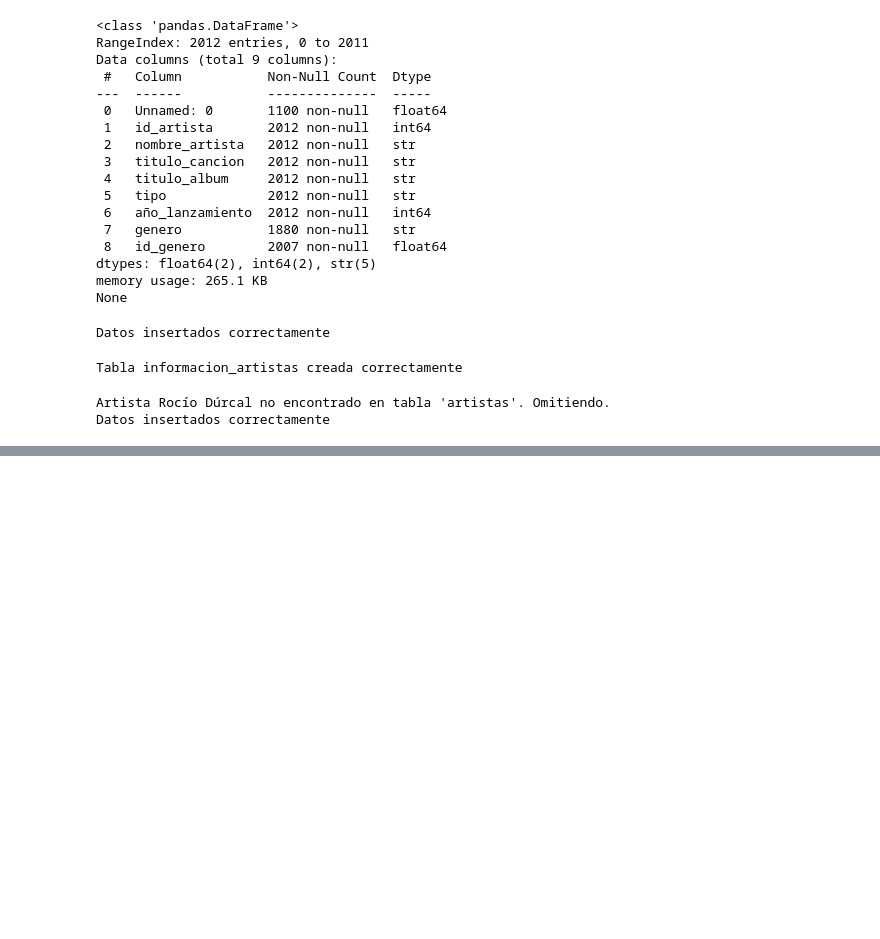
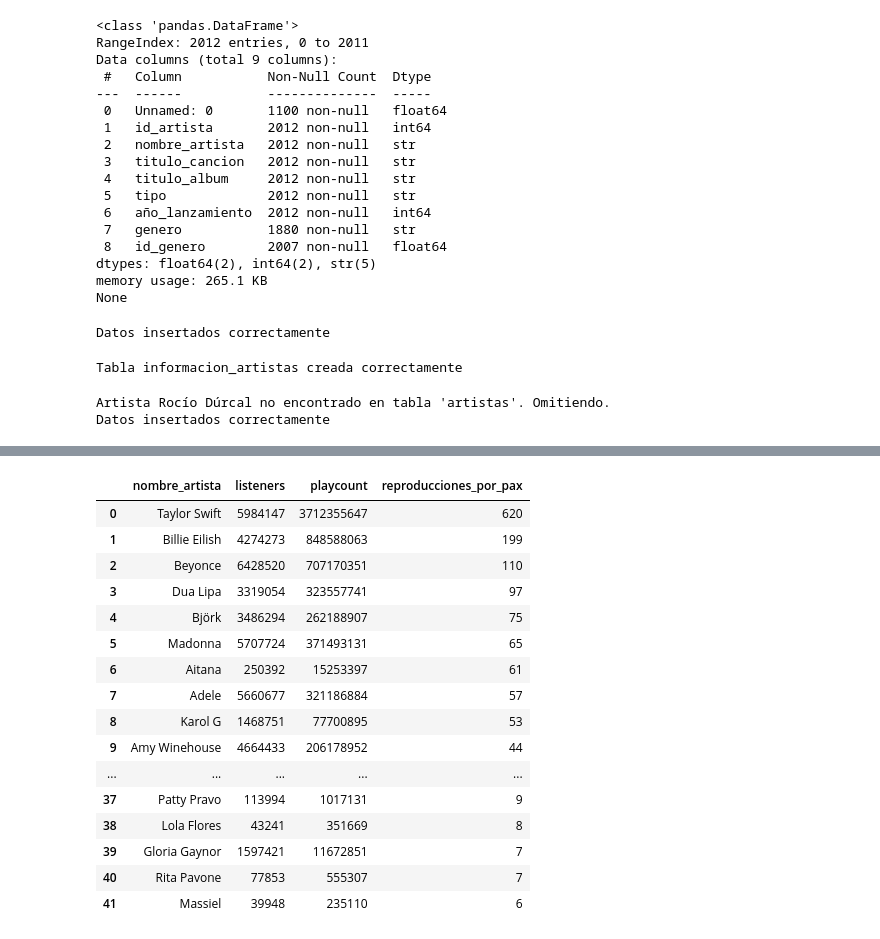
Before and after one commit to Adalab/proyecto-da-promo-67-modulo2-team-3, a Jupyter notebook: MusicStream.ipynb, the cells around one changed output, grey strips where cells are left out. Cells and saved outputs as stored; diff of their text form; code cells hidden in the pictures; blank space fills up the shorter version.

```diff
--- a/MusicStream.ipynb
+++ b/MusicStream.ipynb
@@ -364,0 +530,39 @@ Datos insertados correctamente
+# %%
+# Quién tiene la audiencia más fiel? Listeners vs playcounts
+
+query_reproducciones = """
+SELECT nombre_artista, listeners, playcount,
+ROUND(playcount / listeners, 0) AS reproducciones_por_pax
+FROM informacion_artistas
+ORDER BY reproducciones_por_pax DESC;
+"""
+cursor.execute(query_reproducciones)
+resultado = cursor.fetchall()
+df_reproducciones = pd.DataFrame(
+    resultado,
+    columns=[
+        "nombre_artista",
+        "listeners",
+        "playcount",
+        "reproducciones_por_pax"
+    ]
+)
+df_reproducciones
+# %% [output]
+|  | nombre_artista | listeners | playcount | reproducciones_por_pax |
+| 0 | Taylor Swift | 5984147 | 3712355647 | 620 |
+| 1 | Billie Eilish | 4274273 | 848588063 | 199 |
+| 2 | Beyonce | 6428520 | 707170351 | 110 |
+| 3 | Dua Lipa | 3319054 | 323557741 | 97 |
+| 4 | Björk | 3486294 | 262188907 | 75 |
+| 5 | Madonna | 5707724 | 371493131 | 65 |
+| 6 | Aitana | 250392 | 15253397 | 61 |
+| 7 | Adele | 5660677 | 321186884 | 57 |
+| 8 | Karol G | 1468751 | 77700895 | 53 |
+| 9 | Amy Winehouse | 4664433 | 206178952 | 44 |
+| ... | ... | ... | ... | ... |
+| 37 | Patty Pravo | 113994 | 1017131 | 9 |
+| 38 | Lola Flores | 43241 | 351669 | 8 |
+| 39 | Gloria Gaynor | 1597421 | 11672851 | 7 |
+| 40 | Rita Pavone | 77853 | 555307 | 7 |
+| 41 | Massiel | 39948 | 235110 | 6 |
```
Also changed, not shown: parts of 23 cells of this notebook, 1 other file.
